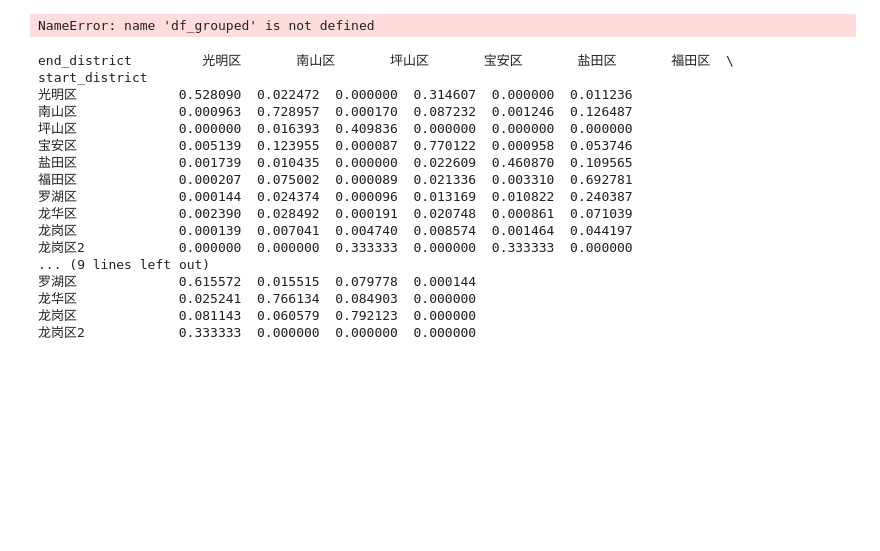
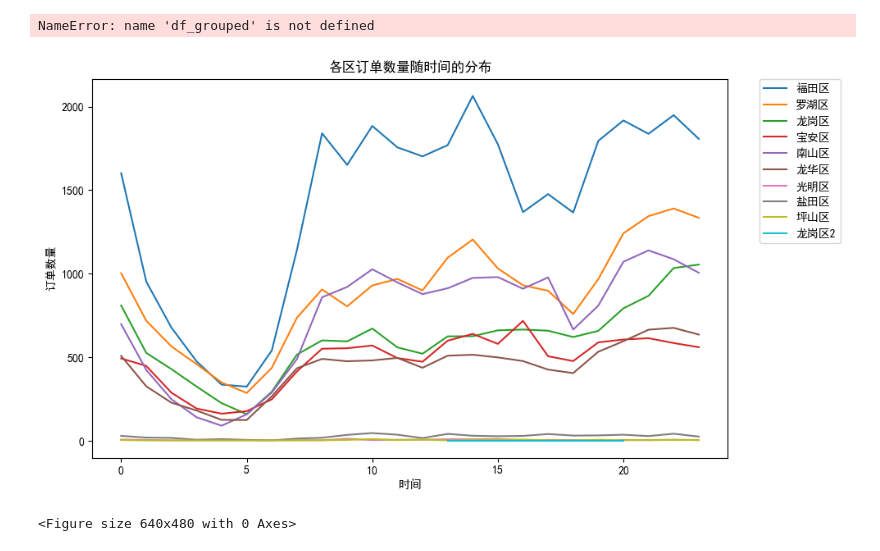
Before and after one commit to CutieDeng/taxi-gps-lab, a Jupyter notebook: src/od.ipynb, the cells around one changed output. Saved outputs shown, nothing was run; the diff lists cells and outputs as text; code cells hidden in the pictures; blank space fills up the shorter version.

Commit message:
final version of taxi order analysis

```diff
--- a/src/od.ipynb
+++ b/src/od.ipynb
@@ -131,25 +131,3 @@ gdf_counts["properties"] = gdf_counts.apply(
 
 # 提取所有区块的GeoDataFrame并保存到新的GeoJSON文件中
 gdf_counts[["geometry", "properties"]].to_file("../res/sz_block_mars_with_count.json", driver="GeoJSON")
-# %%
-# 从各区到各区的概率
-cross_tab = pd.crosstab(df_orders['start_district'], df_orders['end_district'], normalize='index')
-print(cross_tab)
-# %% [output]
-end_district         光明区       南山区       坪山区       宝安区       盐田区       福田区  \
-start_district
-光明区             0.528090  0.022472  0.000000  0.314607  0.000000  0.011236
-南山区             0.000963  0.728957  0.000170  0.087232  0.001246  0.126487
-坪山区             0.000000  0.016393  0.409836  0.000000  0.000000  0.000000
-宝安区             0.005139  0.123955  0.000087  0.770122  0.000958  0.053746
-盐田区             0.001739  0.010435  0.000000  0.022609  0.460870  0.109565
-福田区             0.000207  0.075002  0.000089  0.021336  0.003310  0.692781
-罗湖区             0.000144  0.024374  0.000096  0.013169  0.010822  0.240387
-龙华区             0.002390  0.028492  0.000191  0.020748  0.000861  0.071039
-龙岗区             0.000139  0.007041  0.004740  0.008574  0.001464  0.044197
-龙岗区2            0.000000  0.000000  0.333333  0.000000  0.333333  0.000000
-... (9 lines left out)
-罗湖区             0.615572  0.015515  0.079778  0.000144
-龙华区             0.025241  0.766134  0.084903  0.000000
-龙岗区             0.081143  0.060579  0.792123  0.000000
-龙岗区2            0.333333  0.000000  0.000000  0.000000
@@ -155,0 +142,42 @@ start_district
+# %%
+#各区出发、到达的时间分布 折线图
+import matplotlib.pyplot as plt
+import numpy as np
+plt.rcParams['font.family'] = ['SimHei']
+
+df_orders = pd.read_csv('../res/orders.csv')
+
+# 将出发时间列转化为时间类型
+df_orders['start_time'] = pd.to_datetime(df_orders['start_time'])
+
+# 按照行政区和出发时间进行分组，并计算每个小时的订单数量
+grouped = df_orders.groupby([df_orders['start_district'], df_orders['start_time'].dt.hour])['taxi_id'].count()
+
+# 将分组结果转为DataFrame，并将索引转为列
+df_line = pd.DataFrame(grouped).reset_index()
+
+# 获取所有区域列表
+districts = df_orders['start_district'].dropna().unique()
+
+# 绘制所有区域的订单数量随时间的折线图
+fig, ax = plt.subplots(figsize=(10, 6))
+
+for district in districts:
+    # 筛选出当前区域的数据
+    data = df_line[df_line['start_district'] == district]
+    # 绘制折线图
+    ax.plot(data['start_time'], data['taxi_id'], label=district)
+
+# 设置坐标轴标签和标题
+ax.set_xlabel('时间')
+ax.set_ylabel('订单数量')
+ax.set_title('各区订单数量随时间的分布')
+
+# 添加图例
+ax.legend(loc='upper left', bbox_to_anchor=(1.05, 1), borderaxespad=0)
+
+plt.show()
+plt.savefig("../res/distribution.png", format='png')
+# %% [output]
+[figure, added]
+<Figure size 640x480 with 0 Axes>
```
Also changed, not shown: parts of 1 cell of this notebook.
